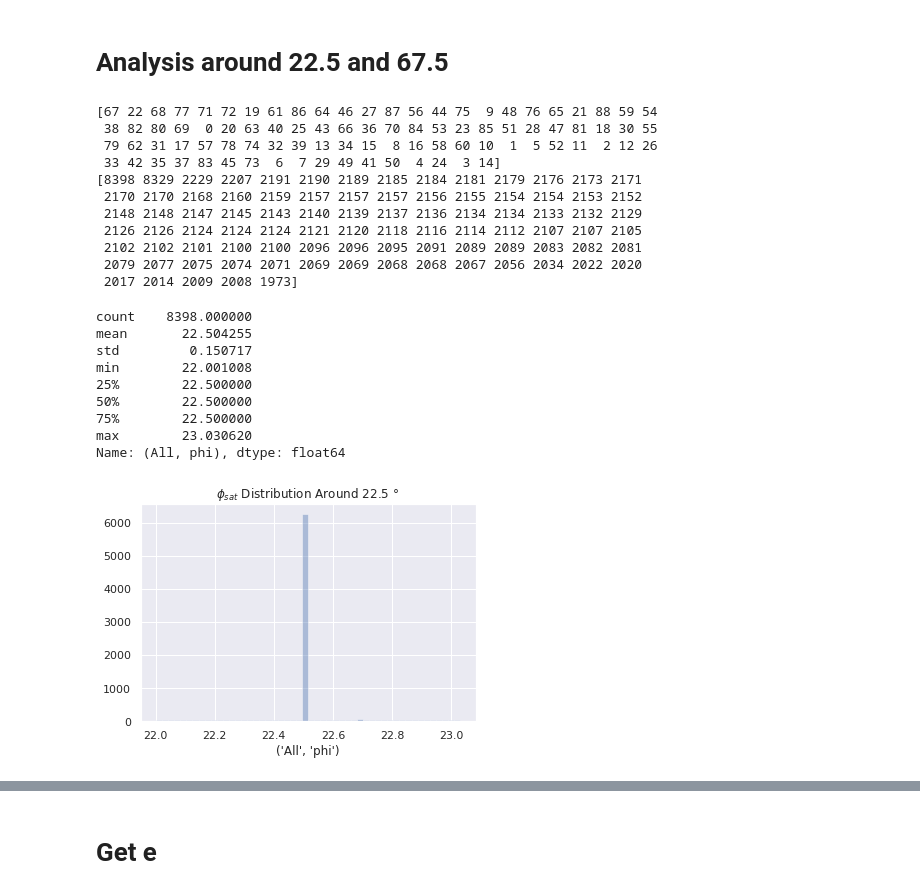
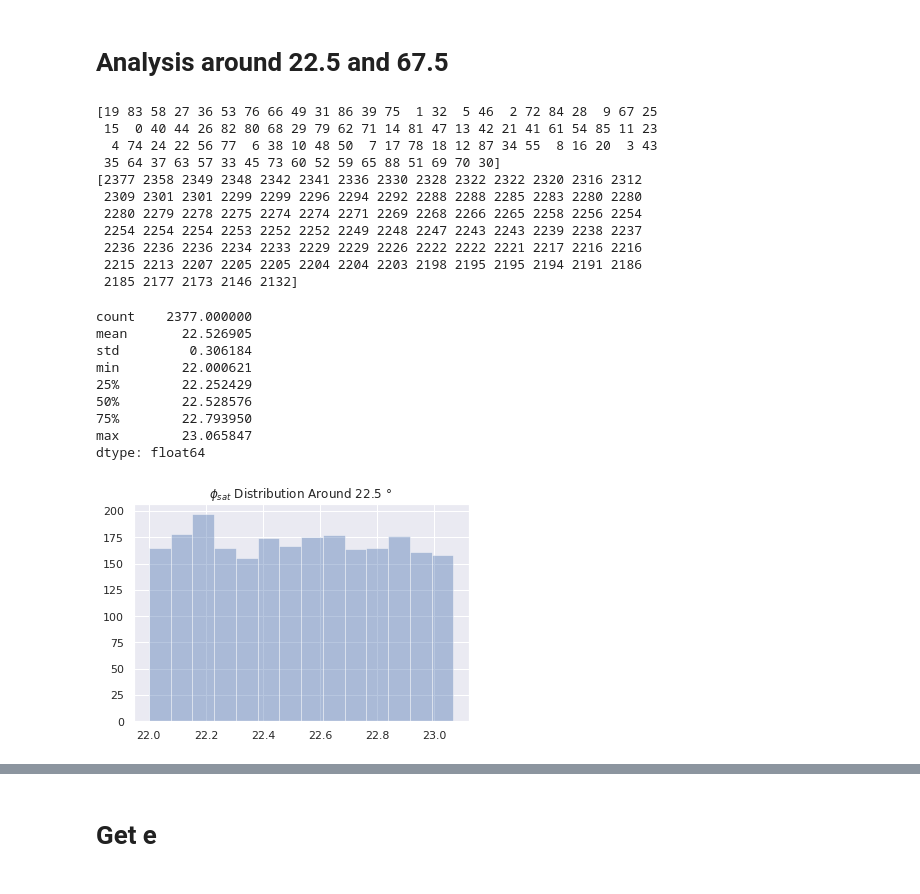
Before and after one commit to aa-12323/sa, a Jupyter notebook: lib/output/mcal/all/all_z/phi_e_sat.ipynb, the cells around one changed output, grey strips where cells are left out. Drawn from its saved outputs; the diff is of its cells as text; code cells hidden in the pictures.

```diff
--- a/lib/output/mcal/all/all_z/phi_e_sat.ipynb
+++ b/lib/output/mcal/all/all_z/phi_e_sat.ipynb
@@ -187,39 +191,40 @@ plt.show()
 
 phi_count=np.histogram(phi_1d,bins=BINS)
 sort=np.argsort(-phi_count[0])
+phi_1d_sort=np.sort(phi_1d)
 print(phi_count[1][sort])
 print(phi_count[0][sort])
 # %% [output]
-[67 22 68 77 71 72 19 61 86 64 46 27 87 56 44 75  9 48 76 65 21 88 59 54
- 38 82 80 69  0 20 63 40 25 43 66 36 70 84 53 23 85 51 28 47 81 18 30 55
- 79 62 31 17 57 78 74 32 39 13 34 15  8 16 58 60 10  1  5 52 11  2 12 26
- 33 42 35 37 83 45 73  6  7 29 49 41 50  4 24  3 14]
-[8398 8329 2229 2207 2191 2190 2189 2185 2184 2181 2179 2176 2173 2171
- 2170 2170 2168 2160 2159 2157 2157 2157 2156 2155 2154 2154 2153 2152
- 2148 2148 2147 2145 2143 2140 2139 2137 2136 2134 2134 2133 2132 2129
- 2126 2126 2124 2124 2124 2121 2120 2118 2116 2114 2112 2107 2107 2105
- 2102 2102 2101 2100 2100 2096 2096 2095 2091 2089 2089 2083 2082 2081
- 2079 2077 2075 2074 2071 2069 2069 2068 2068 2067 2056 2034 2022 2020
- 2017 2014 2009 2008 1973]
+[19 83 58 27 36 53 76 66 49 31 86 39 75  1 32  5 46  2 72 84 28  9 67 25
+ 15  0 40 44 26 82 80 68 29 79 62 71 14 81 47 13 42 21 41 61 54 85 11 23
+  4 74 24 22 56 77  6 38 10 48 50  7 17 78 18 12 87 34 55  8 16 20  3 43
+ 35 64 37 63 57 33 45 73 60 52 59 65 88 51 69 70 30]
+[2377 2358 2349 2348 2342 2341 2336 2330 2328 2322 2322 2320 2316 2312
+ 2309 2301 2301 2299 2299 2296 2294 2292 2288 2288 2285 2283 2280 2280
+ 2280 2279 2278 2275 2274 2274 2271 2269 2268 2266 2265 2258 2256 2254
+ 2254 2254 2254 2253 2252 2252 2249 2248 2247 2243 2243 2239 2238 2237
+ 2236 2236 2236 2234 2233 2229 2229 2226 2222 2222 2221 2217 2216 2216
+ 2215 2213 2207 2205 2205 2204 2204 2203 2198 2195 2195 2194 2191 2186
+ 2185 2177 2173 2146 2132]
 # %%
 #Statistics around 22.5
 first_cluster_left=np.sum(phi_count[0][0:22])
 first_length=phi_count[0][sort][0]
-first_cluster=phi_1d[first_cluster_left:first_cluster_left+first_length]
+first_cluster=phi_1d_sort[first_cluster_left:first_cluster_left+first_length]
 ax = sns.distplot(first_cluster,kde=False)
 ax.set_title("$\phi_{sat}$ Distribution Around 22.5 $\degree$")
 pd.Series(first_cluster).describe()
 # %% [output]
-count    8398.000000
-mean       22.504255
-std         0.150717
-min        22.001008
-25%        22.500000
-50%        22.500000
-75%        22.500000
-max        23.030620
-Name: (All, phi), dtype: float64
+count    2377.000000
+mean       22.526905
+std         0.306184
+min        22.000621
+25%        22.252429
+50%        22.528576
+75%        22.793950
+max        23.065847
+dtype: float64
-[figure, old version]
+[figure, new version]
 # %%
 second_cluster_left=np.sum(phi_count[0][0:67])
 second_length=phi_count[0][sort][0]
```
Also changed, not shown: parts of 39 cells of this notebook, 16 other files.
